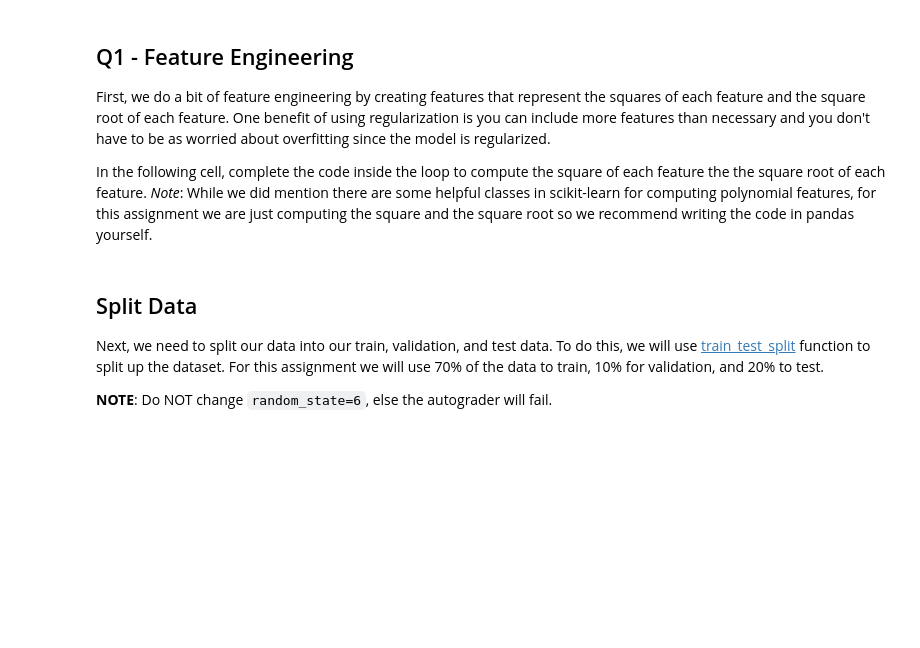
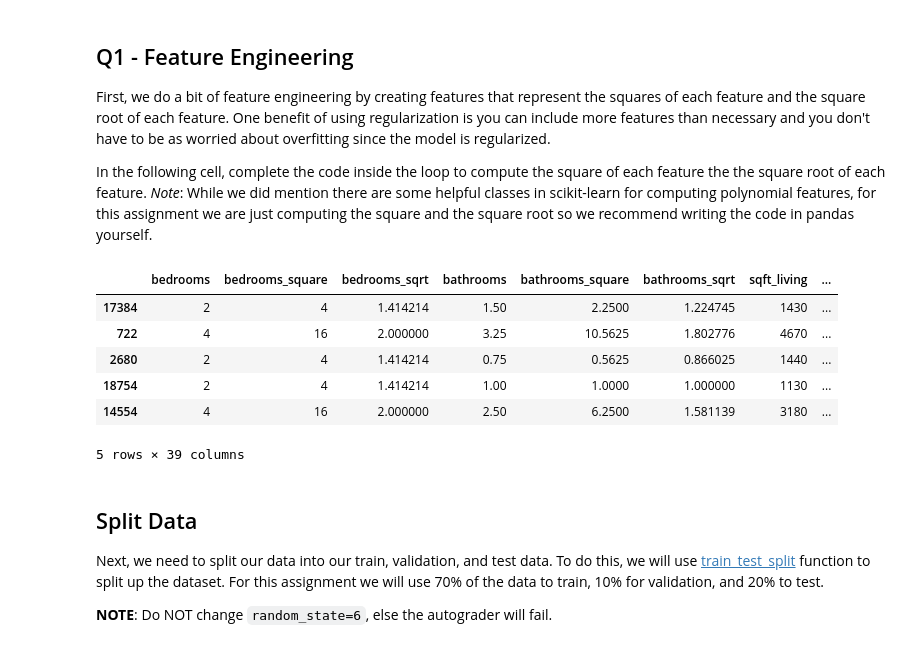
Before and after one commit to VerisimilitudeX/pathologyandprotein, a Jupyter notebook: Module 1/Homework 1/hw1_scaffold.ipynb, the cells around one changed output. Saved outputs shown, nothing was run; the diff lists cells and outputs as text; code cells hidden in the pictures; blank space fills up the shorter version.

```diff
--- a/Module 1/Homework 1/hw1_scaffold.ipynb
+++ b/Module 1/Homework 1/hw1_scaffold.ipynb
@@ -68,35 +77,43 @@ selected_inputs = [
     'yr_built',
     'yr_renovated'
 ]
 
 # Compute the square and sqrt of each feature
 # At the end of the for loop:
 #    - sales should have additional columns for the square and
 #      sqrt of each of the selected inputs.
 #    - all_features should contain the names (as strings) of all
 #      the features we care about.
 all_features = []
 for feature_name in selected_inputs:
 
     squared_feature_name = feature_name + '_square'
     sqrt_feature_name = feature_name + '_sqrt'
 
     # TODO compute the square of the column feature_name, add it to sales as a
     # new column, squared_feature_name
-
+    sales[squared_feature_name] = sales[feature_name] ** 2
 
     # TODO compute the sqrt of the column feature_name, add it to sales as a
     # new column, sqrt_feature_name
-
+    sales[sqrt_feature_name] = sales[feature_name] ** (1/2)
 
     # Add the feature names to all_features
     all_features.extend([feature_name, squared_feature_name, sqrt_feature_name])
 
 # Split the data into features and price
 price = sales['price']
 sales = sales[all_features]
 
 sales.head()
+# %% [output]
+|  | bedrooms | bedrooms_square | bedrooms_sqrt | bathrooms | bathrooms_square | bathrooms_sqrt | sqft_living | ... |
+| 17384 | 2 | 4 | 1.414214 | 1.50 | 2.2500 | 1.224745 | 1430 | ... |
+| 722 | 4 | 16 | 2.000000 | 3.25 | 10.5625 | 1.802776 | 4670 | ... |
+| 2680 | 2 | 4 | 1.414214 | 0.75 | 0.5625 | 0.866025 | 1440 | ... |
+| 18754 | 2 | 4 | 1.414214 | 1.00 | 1.0000 | 1.000000 | 1130 | ... |
+| 14554 | 4 | 16 | 2.000000 | 2.50 | 6.2500 | 1.581139 | 3180 | ... |
+5 rows × 39 columns
 # %% [markdown]
 ## Split Data
 Next, we need to split our data into our train, validation, and test data. To do this, we will use [train_test_split](https://scikit-learn.org/stable/modules/generated/sklearn.model_selection.train_test_split.html) function to split up the dataset. For this assignment we will use 70% of the data to train, 10% for validation, and 20% to test.
```
Also changed, not shown: parts of 11 cells of this notebook.
